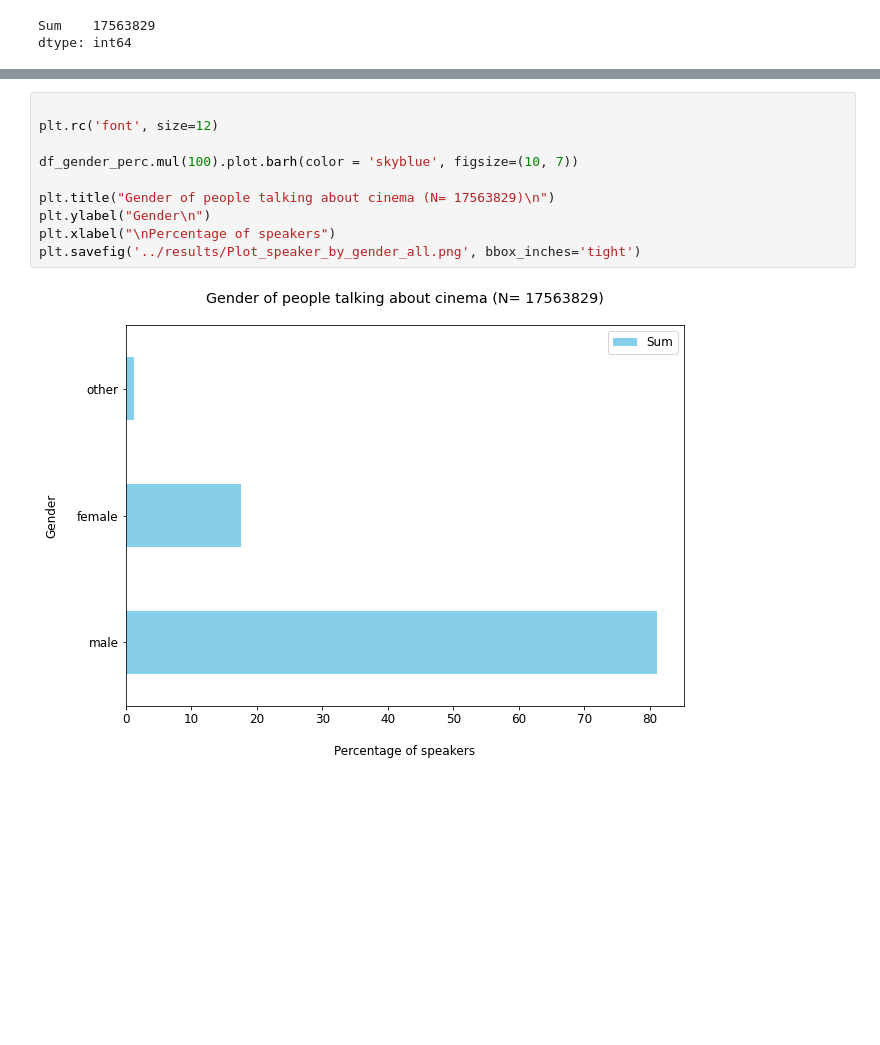
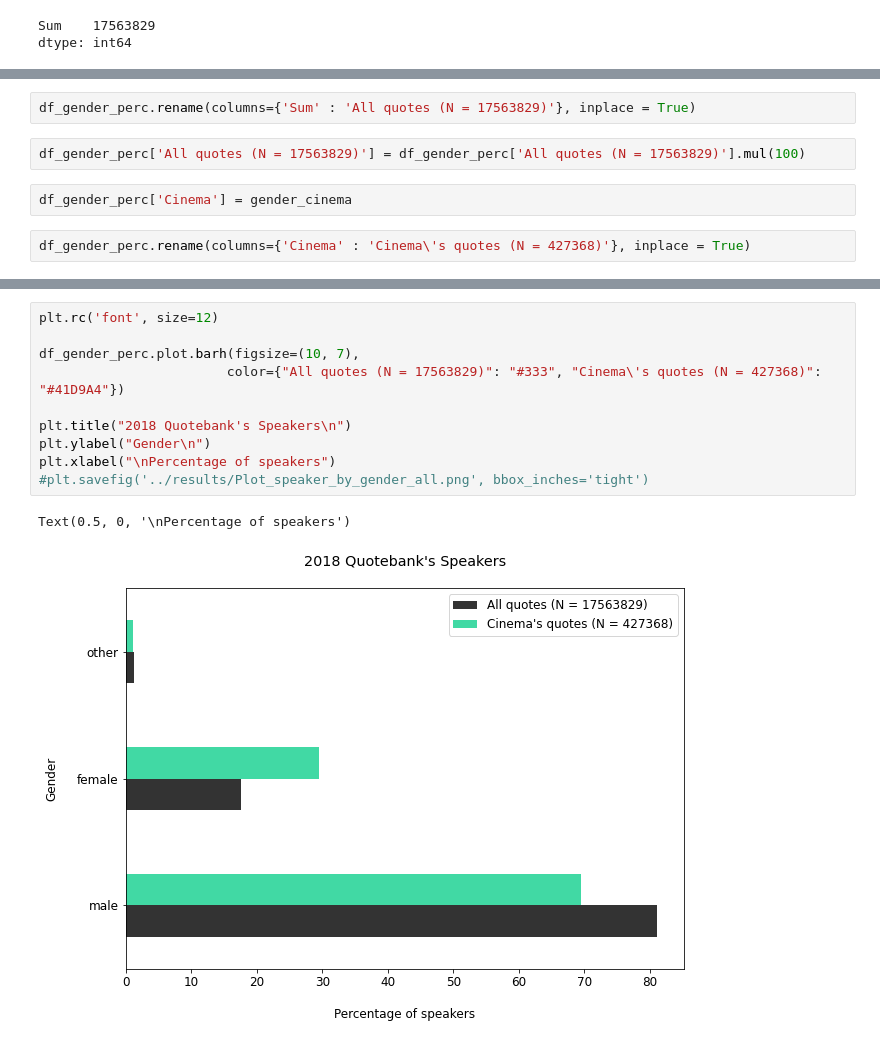
Before and after one commit to epfl-ada/ada-2021-project-escouade, a Jupyter notebook: src/Question_1.ipynb, the cells around one changed output, grey strips where cells are left out. Saved outputs shown, nothing was run; the diff lists cells and outputs as text; blank space fills up the shorter version.

```diff
--- a/src/Question_1.ipynb
+++ b/src/Question_1.ipynb
@@ -197,0 +163,8 @@ dtype: int64
+# %%
+df_gender_perc.rename(columns={'Sum' : 'All quotes (N = 17563829)'}, inplace = True)
+# %%
+df_gender_perc['All quotes (N = 17563829)'] = df_gender_perc['All quotes (N = 17563829)'].mul(100)
+# %%
+df_gender_perc['Cinema'] = gender_cinema
+# %%
+df_gender_perc.rename(columns={'Cinema' : 'Cinema\'s quotes (N = 427368)'}, inplace = True)
@@ -198,12 +178,13 @@ dtype: int64
 # %%
-
 plt.rc('font', size=12)
 
-df_gender_perc.mul(100).plot.barh(color = 'skyblue', figsize=(10, 7))
+df_gender_perc.plot.barh(figsize=(10, 7),
+                        color={"All quotes (N = 17563829)": "#333", "Cinema\'s quotes (N = 427368)": "#41D9A4"})
 
-plt.title("Gender of people talking about cinema (N= 17563829)\n")
+plt.title("2018 Quotebank's Speakers\n")
 plt.ylabel("Gender\n")
 plt.xlabel("\nPercentage of speakers")
-plt.savefig('../results/Plot_speaker_by_gender_all.png', bbox_inches='tight')
+#plt.savefig('../results/Plot_speaker_by_gender_all.png', bbox_inches='tight')
 # %% [output]
+Text(0.5, 0, '\nPercentage of speakers')
-[figure, old version]
+[figure, new version]
```
Also changed, not shown: parts of 19 cells of this notebook.
